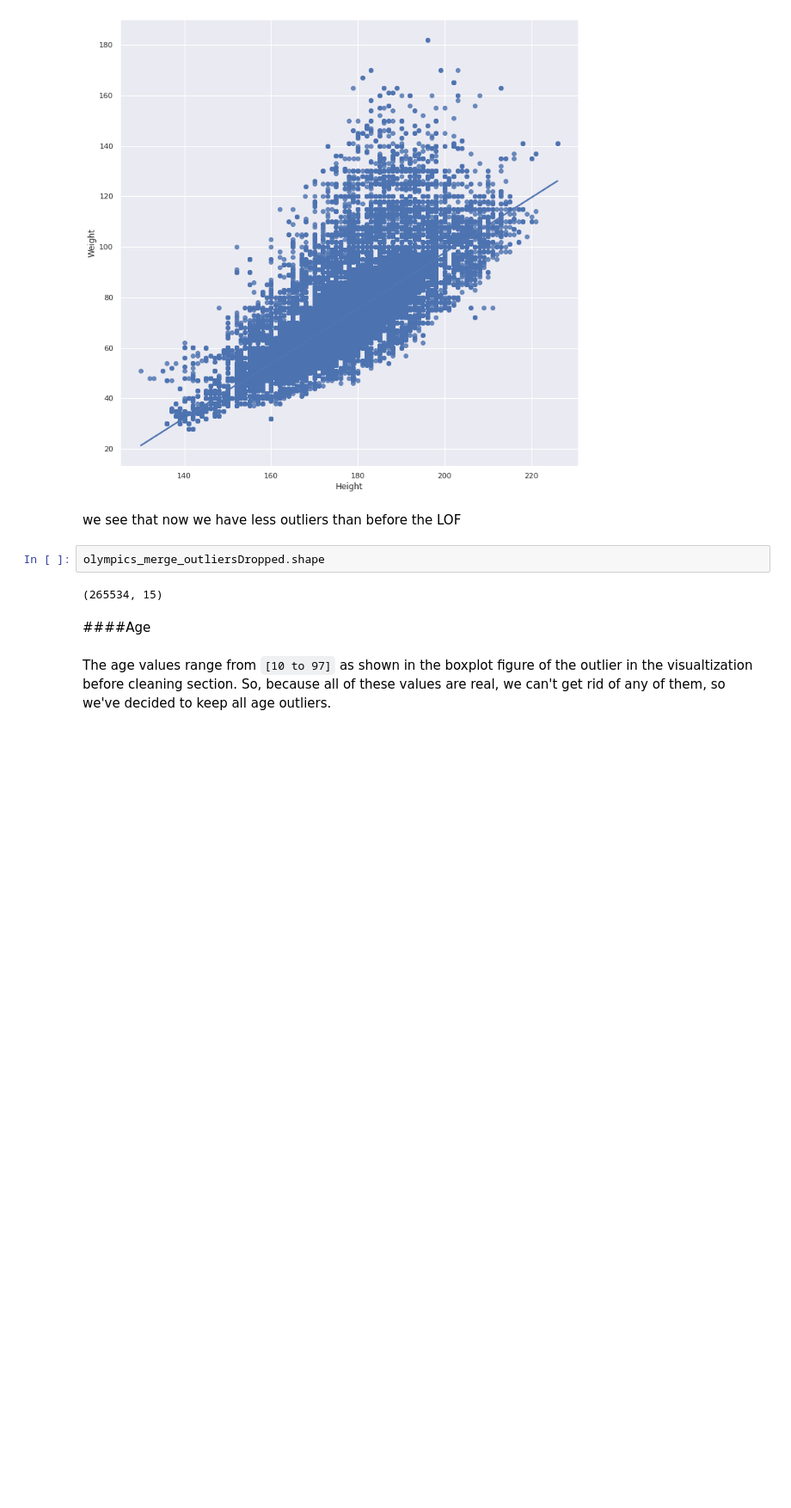
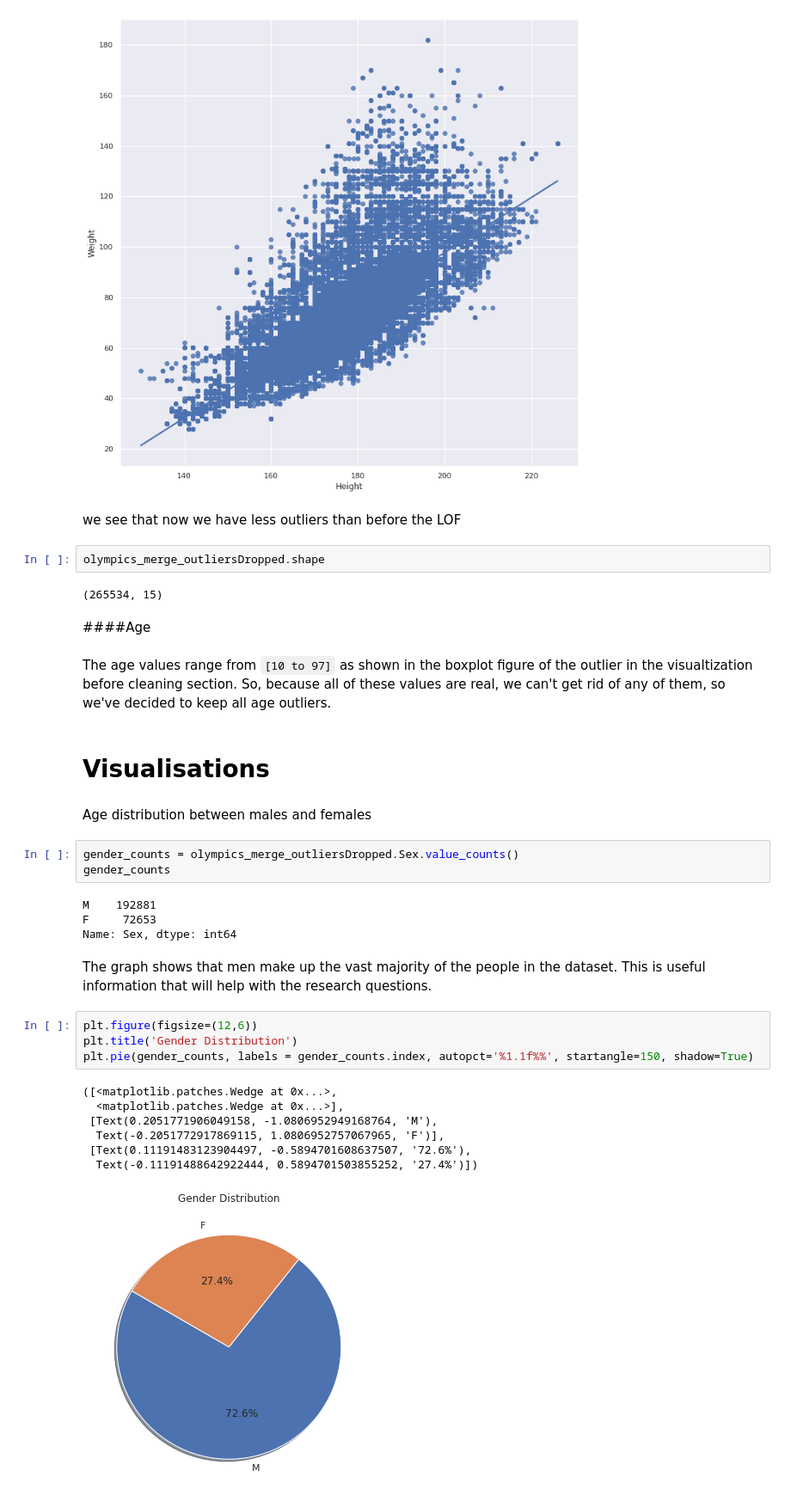
Before and after one commit to CSEN1095-W21/project-u8, a Jupyter notebook: cleaning.ipynb, the cells around one changed output. Shown: that part at 86% size. Drawn from its saved outputs; the diff is of its cells as text; blank space fills up the shorter version.

Commit message:
Further visualizations after cleaning the data

```diff
--- a/cleaning.ipynb
+++ b/cleaning.ipynb
@@ -683,3 +683,28 @@ olympics_merge_outliersDropped.shape
 ####Age
 # %% [markdown]
 The age values range from `[10 to 97]` as shown in the boxplot figure of the outlier in the visualtization before cleaning section. So, because all of these values are real, we can't get rid of any of them, so we've decided to keep all age outliers.
+# %% [markdown]
+# Visualisations
+# %% [markdown]
+Age distribution between males and females
+# %%
+gender_counts = olympics_merge_outliersDropped.Sex.value_counts()
+gender_counts
+# %% [output]
+M    192881
+F     72653
+Name: Sex, dtype: int64
+# %% [markdown]
+The graph shows that men make up the vast majority of the people in the dataset. This is useful information that will help with the research questions.
+# %%
+plt.figure(figsize=(12,6))
+plt.title('Gender Distribution')
+plt.pie(gender_counts, labels = gender_counts.index, autopct='%1.1f%%', startangle=150, shadow=True)
+# %% [output]
+([<matplotlib.patches.Wedge at 0x...>,
+  <matplotlib.patches.Wedge at 0x...>],
+ [Text(0.2051771906049158, -1.0806952949168764, 'M'),
+  Text(-0.2051772917869115, 1.0806952757067965, 'F')],
+ [Text(0.11191483123904497, -0.5894701608637507, '72.6%'),
+  Text(-0.11191488642922444, 0.5894701503855252, '27.4%')])
+[figure, added]
```
Also changed, not shown: parts of 12 cells of this notebook.
